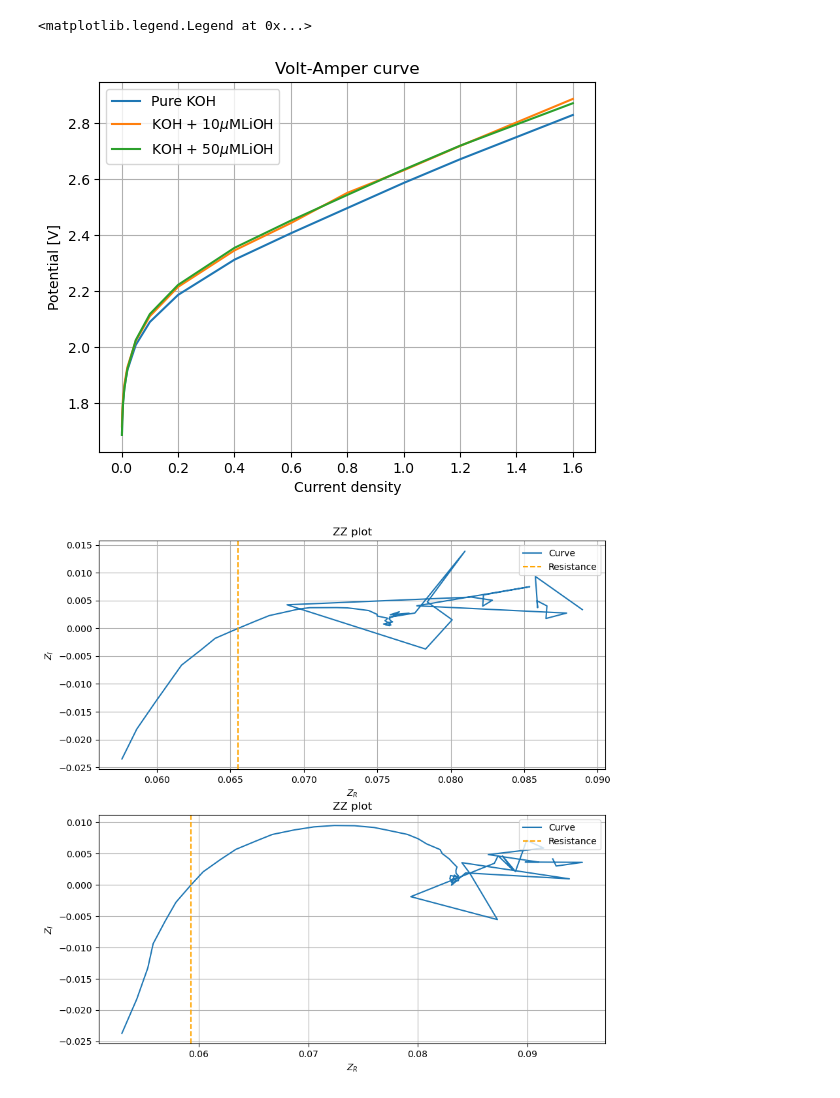
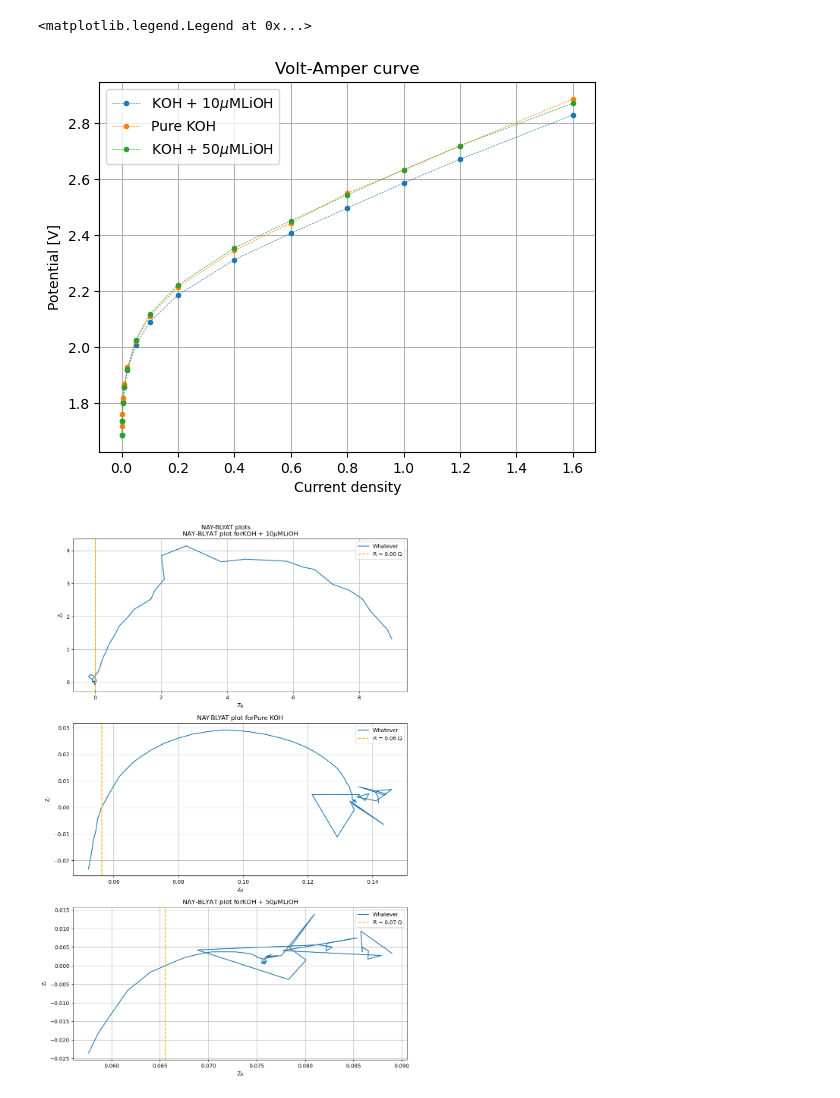
Before and after one commit to flexepticon/DBL_energy, a Jupyter notebook: Python scripts/File for graphs.ipynb, the cells around one changed output. Cells and saved outputs as stored; diff of their text form; code cells hidden in the pictures.

```diff
--- a/Python scripts/File for graphs.ipynb
+++ b/Python scripts/File for graphs.ipynb
@@ -10,7 +10,7 @@ import numpy as np
 datetimes_start = [(2024, 11, 15, 16,  0, 0), (2024, 11, 15, 12,  0, 0), (2024, 11, 19, 12,  0, 0) ]
 datestimes_end =  [(2024, 11, 15, 18, 30, 0), (2024, 11, 15, 13, 30, 0), (2024, 11, 19, 14, 30, 0)]
 foldernames = ['experiment 2 6.5M KOH 10mM LiOH', 'experiment1 6.5M KOH', 'exp3- 6.5MKOHplus50mM LiOH']
-nice_titles = ['Pure KOH', 'KOH + 10$\\mu$MLiOH', 'KOH + 50$\\mu$MLiOH']
+nice_titles = ['KOH + 10$\\mu$MLiOH', 'Pure KOH', 'KOH + 50$\\mu$MLiOH']
 experiments = []
 
 for idx in range(len(foldernames)):
@@ -50,7 +44,7 @@ fig.tight_layout()
 for i in range(max(1,len(experiments))):
     exp = experiments[i]
     exp.VAC_dataframe.sort_values(by = 'J')
-    plt.plot(exp.VAC_dataframe['J'], exp.VAC_dataframe['V'], label = nice_titles[i])
+    plt.plot(exp.VAC_dataframe['J'], exp.VAC_dataframe['V'], label = nice_titles[i],  marker = '.', linestyle = '--', lw = 0.4)
 
 
 plt.grid(which='both')
@@ -60,24 +54,33 @@ plt.ylabel('Potential [V]')
 plt.legend()
 # %% [output]
 <matplotlib.legend.Legend at 0x...>
-[figure, old version]
+[figure, new version]
 # %%
-data = A.ZZplots[:2]
-#data['potential_filtered'] = medfilt(data['potential'], kernel_size=11)
-ws = 10
+fig, ax = plt.subplots(nrows = len(experiments), figsize = (10, 5*len(experiments)))
 
 
-fig, ax = plt.subplots(nrows = len(data), figsize = (10, 5*len(data)))
-for i in range(len(data)):
-    ax[i].set_title('ZZ plot')
-    ax[i].plot(data[i]['Zr'], data[i]['Zi'], label = 'Curve')
+#SPELL IT FOR ME PLS
+fig.suptitle('NAY-BLYAT plots')
+
+
+
+for i in range(max(1,len(experiments))):
+    exp = experiments[i]
+    data = exp.ZZplots[0]
+
+
+    #Here too
+    ax[i].set_title('NAY-BLYAT plot for' + nice_titles[i])
+    ax[i].plot(data['Zr'], data['Zi'],  label = 'Whatever')
     ax[i].grid()
-    ax[i].set_xlabel('$Z_R$')
-    ax[i].set_ylabel('$Z_I$')
-    ax[i].axvline(A.rs[i], linestyle ='--', color = 'orange', label = 'Resistance')
-    ax[i].legend(loc = 'upper right')
+    ax[i].set_xlabel('Z$_R$')
+    ax[i].set_ylabel('Z$_I$')
+    ax[i].axvline(exp.rs[0], label = f'R = {exp.rs[0]:.2f} $\\Omega$', color = 'orange', linestyle = '--')
+    ax[i].legend()
+
+fig.tight_layout()
 # %% [output]
-[figure, old version]
+[figure, new version]
 # %%
 for i in range(max(1,len(experiments))):
     exp = experiments[i]
```
Also changed, not shown: parts of 3 cells of this notebook.
